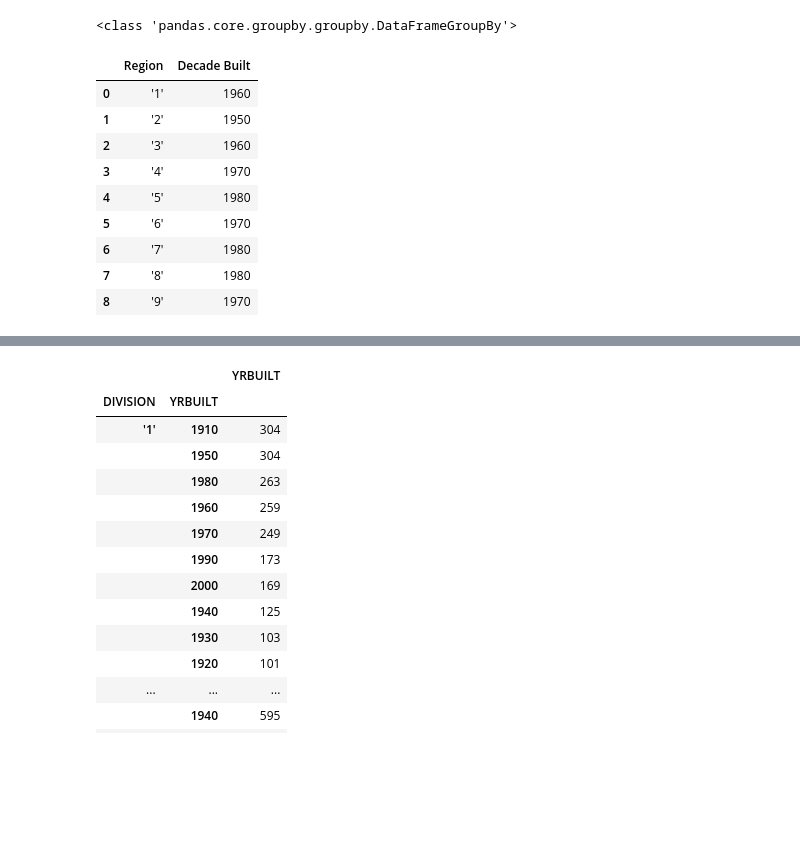
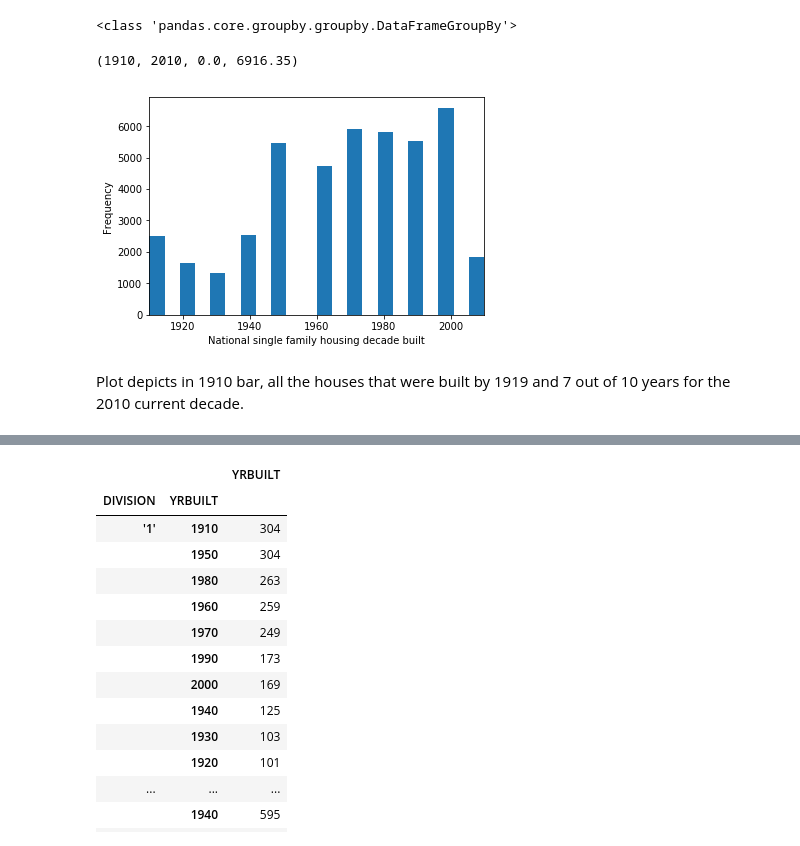
Before and after one commit to RoseDay/nextbeyond, a Jupyter notebook: sf houses plots.ipynb, the cells around one changed output, grey strips where cells are left out. Saved outputs shown, nothing was run; the diff lists cells and outputs as text; code cells hidden in the pictures; blank space fills up the shorter version.

```diff
--- a/sf houses plots.ipynb
+++ b/sf houses plots.ipynb
@@ -146,18 +146,13 @@ div_sf = sfh.groupby('DIVISION')
 print(type(div_sf))
 # %% [output]
 <class 'pandas.core.groupby.groupby.DataFrameGroupBy'>
-# %%
-#Median decade houses were built by region
-rgn_mdecade= pd.DataFrame(sfh.groupby('DIVISION')['YRBUILT'].median()).reset_index().rename(columns={'DIVISION':'Region', 'YRBUILT':'Decade Built'})
-rgn_mdecade
-# %% [output]
-|  | Region | Decade Built |
-| 0 | '1' | 1960 |
-| 1 | '2' | 1950 |
-| 2 | '3' | 1960 |
-| 3 | '4' | 1970 |
-| 4 | '5' | 1980 |
-| 5 | '6' | 1970 |
-| 6 | '7' | 1980 |
-| 7 | '8' | 1980 |
-| 8 | '9' | 1970 |
+# %%
+#Plot national distribution for decade built
+sfh.YRBUILT.plot.hist(bins=22)
+plt.xlabel('National single family housing decade built')
+plt.axis(xmin= 1910, xmax=2010)
+# %% [output]
+(1910, 2010, 0.0, 6916.35)
+[figure, added]
+# %% [markdown]
+Plot depicts in 1910 bar, all the houses that were built by 1919 and 7 out of 10 years for the 2010 current decade.
```
Also changed, not shown: parts of 26 cells of this notebook.
